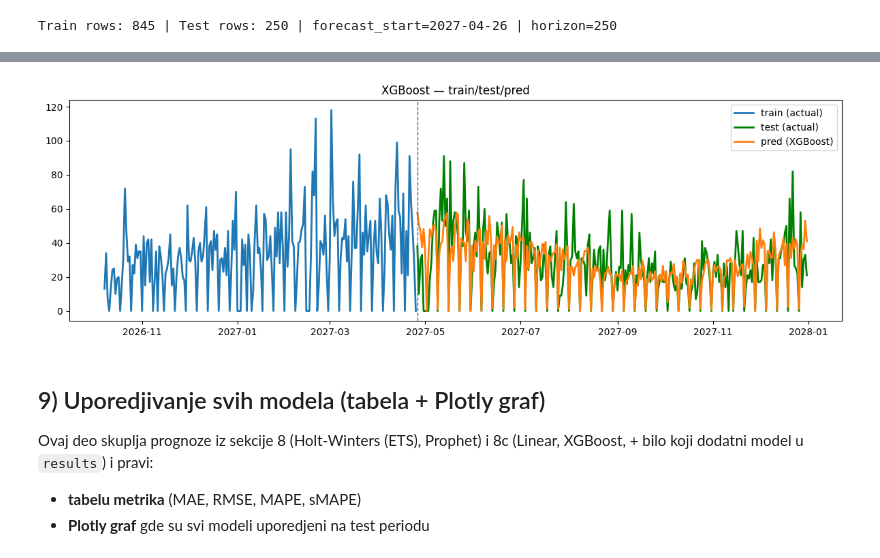
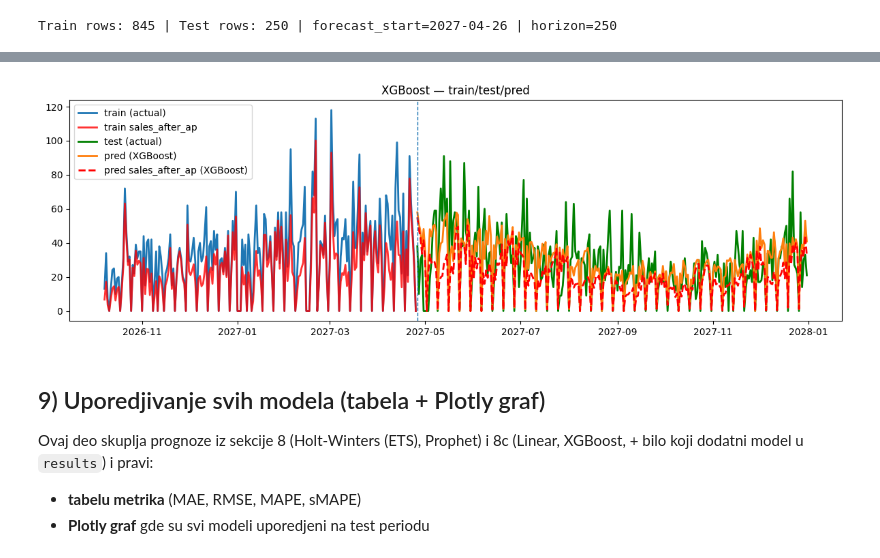
Before and after one commit to AndrijaLazic/Time-Series-Forecasting, a Jupyter notebook: python-roi/main_v2.ipynb, the cells around one changed output, grey strips where cells are left out. Drawn from its saved outputs; the diff is of its cells as text; code cells hidden in the pictures.

```diff
--- a/python-roi/main_v2.ipynb
+++ b/python-roi/main_v2.ipynb
@@ -125,6 +125,9 @@ def generate_daily_sales(
     # user enters weekly totals only once per week (at end of week, not necessarily Friday)
     weekly_batch_input: bool = False,
     weekly_batch_last_k_days: int = 3,   # choose the entry day among the last K days of each week
+
+    # AP savings scenario
+    savings_diff: float = 0.50,          # max savings share in [0.05, 0.5]
 ) -> pd.DataFrame:
     """
     If weekly_batch_input=True:
@@ -135,6 +138,9 @@ def generate_daily_sales(
     """
     dates = pd.date_range(start=start, periods=periods, freq="D")
     t = np.arange(periods, dtype=float)
+
+    if not (0.05 <= float(savings_diff) <= 0.5):
+        raise ValueError("savings_diff must be in [0.05, 0.5]")
 
     # Trend (smooth)
     if trend == "flat":
@@ -232,6 +238,15 @@ def generate_daily_sales(
 
         sales = sales_obs
 
+    # Savings factor changes periodically between 0.05 and savings_diff (monthly-like cycle).
+    # If savings_diff < 0.05, range collapses to a constant savings_diff.
+    savings_floor = 0.05 if float(savings_diff) >= 0.05 else float(savings_diff)
+    savings_diff_series = savings_floor + 0.5 * (float(savings_diff) - savings_floor) * (1.0 + np.sin(2 * np.pi * t / 30.4375))
+    savings_rate = savings_diff_series.copy()
+
+    savings = sales.astype(float) * savings_rate
+    sales_after_ap = sales.astype(float) - savings
+
     return pd.DataFrame({
         "date": dates,
         "sales": sales,                 # observed sales (may be weekly-batched)
@@ -244,6 +259,10 @@ def generate_daily_sales(
         "spike": spike,
         "weekly_entry": weekly_entry,   # True on the day user entered weekly total (bad input scenario)
         "weekly_batch_input": weekly_batch_input,
+        "savings_diff": savings_diff_series,
+        "savings_rate": savings_rate,
+        "savings": savings,
+        "sales_after_ap": sales_after_ap,
     })
 
 # Smoke tests
@@ -261,6 +280,8 @@ generate_daily_sales(trend="up", seasonality="monthly+yearly", periods=30, weekl
 # %%
 TRENDS = ["flat", "up", "down"]
 SEASONALITIES = ["none", "monthly", "yearly", "monthly+yearly"]
+
+SAVINGS_DIFF = 0.50  # max savings share in [0.05, 0.5]
 
 scenarios = {}
 for tr in TRENDS:
@@ -280,6 +301,7 @@ for tr in TRENDS:
             spike_prob=0.02,
             overdispersion_k=10.0,
             weekly_batch_input=False,
+            savings_diff=SAVINGS_DIFF,
         )
 
 # Single "bad user input" scenario: weekly batch entry at end of week
@@ -298,6 +320,7 @@ scenarios["bad_user_input"] = generate_daily_sales(
     overdispersion_k=10.0,
     weekly_batch_input=True,
     weekly_batch_last_k_days=3,   # entry day among last 3 days of week (not necessarily Friday)
+    savings_diff=SAVINGS_DIFF,
 )
 
 list(scenarios.keys())[:], len(scenarios)
@@ -1605,11 +1901,19 @@ train_view_start = max(_train_d.index.min(), _train_d.index.max() - pd.Timedelta
 tr = _train_d.loc[train_view_start:]
 te = _test_d.copy()
 pred = results["Linear"]
+ap_pred = results_ap["Linear"]
 
 plt.figure(figsize=(12, 4))
 plt.plot(tr.index, tr["sales"].values, label="train (actual)", linewidth=2)
+if "sales_after_ap" in tr.columns:
+    tr_sales_after_ap = pd.to_numeric(tr["sales_after_ap"], errors="coerce").fillna(0.0).clip(lower=0.0)
+    plt.plot(tr.index, tr_sales_after_ap.values, label="train sales_after_ap", color="red", linewidth=2, alpha=0.8)
+
 plt.plot(te.index, te["sales"].values, label="test (actual)", linewidth=2, color="green")
 plt.plot(pred.index, pred.values, label="pred (Linear)", linewidth=2)
+if "sales_after_ap_pred" in ap_pred.columns:
+    plt.plot(ap_pred.index, ap_pred["sales_after_ap_pred"].values, label="pred sales_after_ap (Linear)", linewidth=2, color="red", linestyle="--")
+
 plt.axvline(te.index.min(), linestyle="--", linewidth=1)
 plt.title("Linear Regression — train/test/pred")
 plt.legend()
@@ -1649,26 +2023,34 @@ XGBoost metrics: {'MAE': 10.221700852692127, 'RMSE': 14.71129618157999, 'MAPE%':
 # %%
 # 8c-2b) XGBoost — grafik (train/test/pred)
 
 import matplotlib.pyplot as plt
 
 VIEW_LAST_TRAIN_DAYS = 200
 
 train_view_start = max(_train_d.index.min(), _train_d.index.max() - pd.Timedelta(days=VIEW_LAST_TRAIN_DAYS-1))
 tr = _train_d.loc[train_view_start:]
 te = _test_d.copy()
 pred = results["XGBoost"]
+ap_pred = results_ap["XGBoost"]
 
 plt.figure(figsize=(12, 4))
 plt.plot(tr.index, tr["sales"].values, label="train (actual)", linewidth=2)
+if "sales_after_ap" in tr.columns:
+    tr_sales_after_ap = pd.to_numeric(tr["sales_after_ap"], errors="coerce").fillna(0.0).clip(lower=0.0)
+    plt.plot(tr.index, tr_sales_after_ap.values, label="train sales_after_ap", color="red", linewidth=2, alpha=0.8)
+
 plt.plot(te.index, te["sales"].values, label="test (actual)", linewidth=2, color="green")
 plt.plot(pred.index, pred.values, label="pred (XGBoost)", linewidth=2)
+if "sales_after_ap_pred" in ap_pred.columns:
+    plt.plot(ap_pred.index, ap_pred["sales_after_ap_pred"].values, label="pred sales_after_ap (XGBoost)", linewidth=2, color="red", linestyle="--")
+
 plt.axvline(te.index.min(), linestyle="--", linewidth=1)
 plt.title("XGBoost — train/test/pred")
 plt.legend()
 plt.tight_layout()
 plt.show()
 # %% [output]
-[figure, old version]
+[figure, new version]
 # %% [markdown]
 ## 9) Uporedjivanje svih modela (tabela + Plotly graf)
 
```
Also changed, not shown: parts of 8 cells of this notebook.
